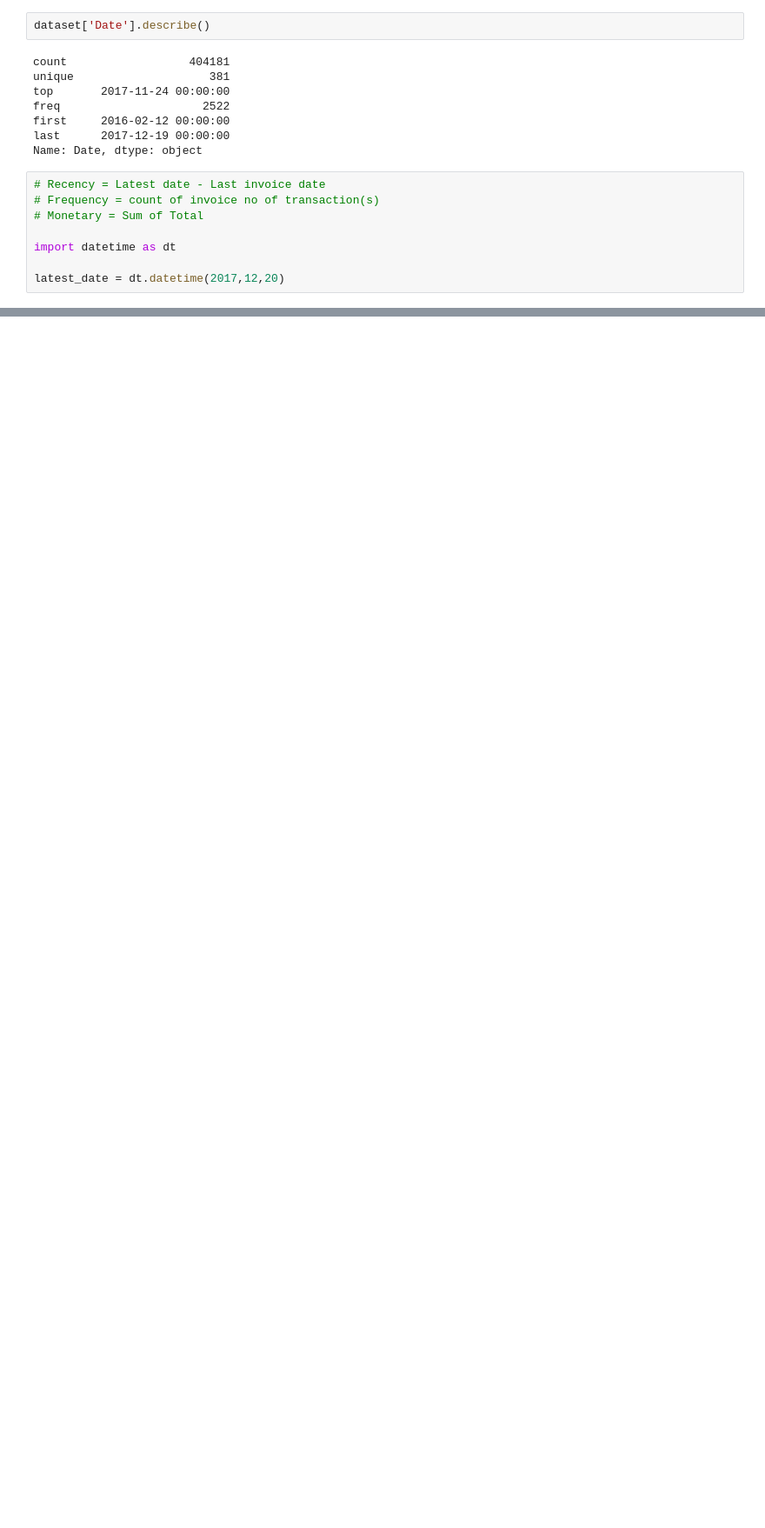
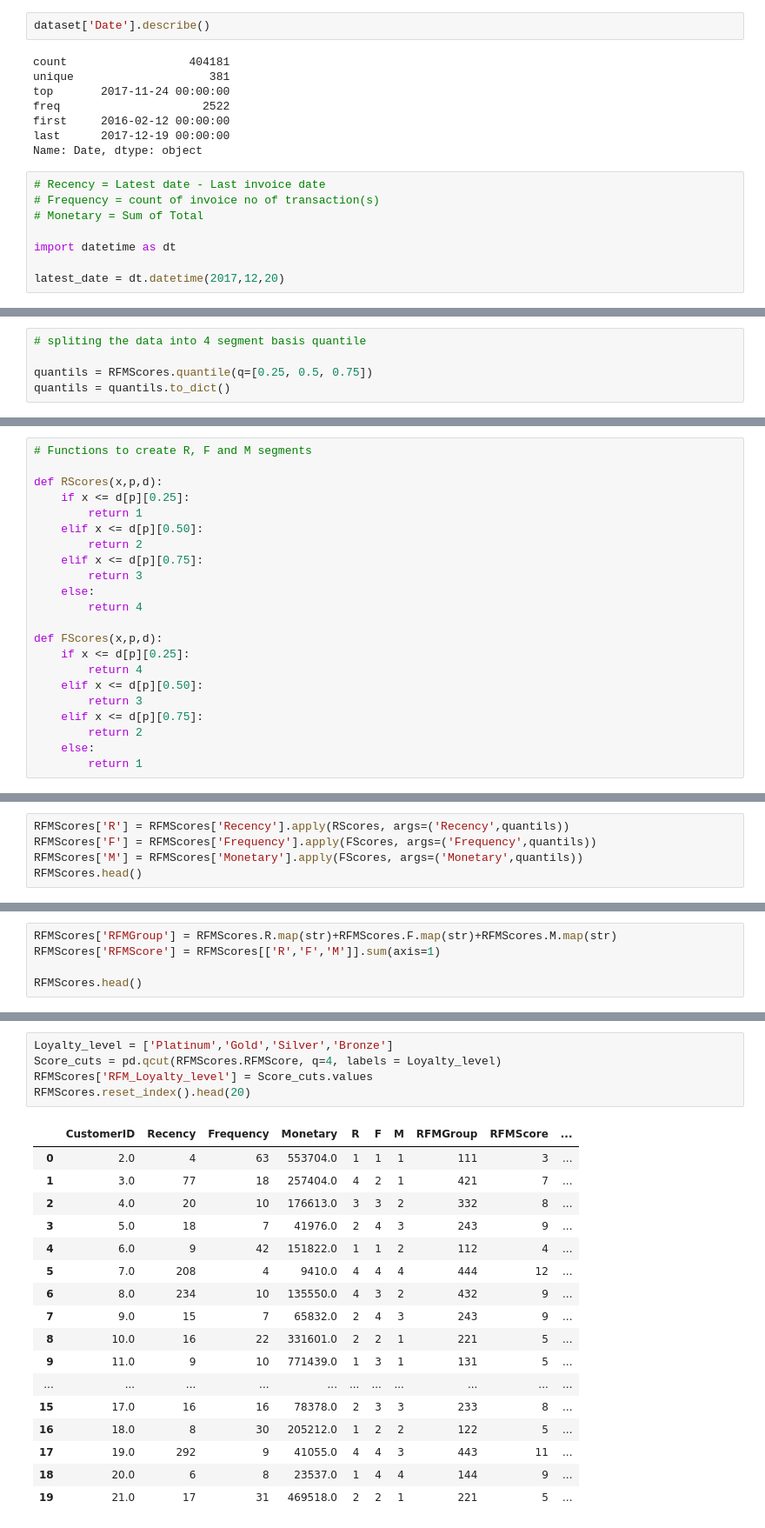
Before and after one commit to kishlay511/Projects, a Jupyter notebook: Ecommerce_Analytics.ipynb, the cells around one changed output, grey strips where cells are left out. Shown at 87% size. Cells and saved outputs as stored; diff of their text form; blank space fills up the shorter version.

```diff
--- a/Ecommerce_Analytics.ipynb
+++ b/Ecommerce_Analytics.ipynb
@@ -258,0 +316,5 @@ RFMScores.reset_index().head(10)
+# %%
+# spliting the data into 4 segment basis quantile
+
+quantils = RFMScores.quantile(q=[0.25, 0.5, 0.75])
+quantils = quantils.to_dict()
@@ -258,0 +327,22 @@ RFMScores.reset_index().head(10)
+# %%
+# Functions to create R, F and M segments
+
+def RScores(x,p,d):
+    if x <= d[p][0.25]:
+        return 1
+    elif x <= d[p][0.50]:
+        return 2
+    elif x <= d[p][0.75]:
+        return 3
+    else:
+        return 4
+
+def FScores(x,p,d):
+    if x <= d[p][0.25]:
+        return 4
+    elif x <= d[p][0.50]:
+        return 3
+    elif x <= d[p][0.75]:
+        return 2
+    else:
+        return 1
@@ -258,0 +353,5 @@ RFMScores.reset_index().head(10)
+# %%
+RFMScores['R'] = RFMScores['Recency'].apply(RScores, args=('Recency',quantils))
+RFMScores['F'] = RFMScores['Frequency'].apply(FScores, args=('Frequency',quantils))
+RFMScores['M'] = RFMScores['Monetary'].apply(FScores, args=('Monetary',quantils))
+RFMScores.head()
@@ -258,0 +387,5 @@ RFMScores.reset_index().head(10)
+# %%
+RFMScores['RFMGroup'] = RFMScores.R.map(str)+RFMScores.F.map(str)+RFMScores.M.map(str)
+RFMScores['RFMScore'] = RFMScores[['R','F','M']].sum(axis=1)
+
+RFMScores.head()
@@ -258,0 +400,23 @@ RFMScores.reset_index().head(10)
+# %%
+Loyalty_level = ['Platinum','Gold','Silver','Bronze']
+Score_cuts = pd.qcut(RFMScores.RFMScore, q=4, labels = Loyalty_level)
+RFMScores['RFM_Loyalty_level'] = Score_cuts.values
+RFMScores.reset_index().head(20)
+# %% [output]
+|  | CustomerID | Recency | Frequency | Monetary | R | F | M | RFMGroup | RFMScore | ... |
+| 0 | 2.0 | 4 | 63 | 553704.0 | 1 | 1 | 1 | 111 | 3 | ... |
+| 1 | 3.0 | 77 | 18 | 257404.0 | 4 | 2 | 1 | 421 | 7 | ... |
+| 2 | 4.0 | 20 | 10 | 176613.0 | 3 | 3 | 2 | 332 | 8 | ... |
+| 3 | 5.0 | 18 | 7 | 41976.0 | 2 | 4 | 3 | 243 | 9 | ... |
+| 4 | 6.0 | 9 | 42 | 151822.0 | 1 | 1 | 2 | 112 | 4 | ... |
+| 5 | 7.0 | 208 | 4 | 9410.0 | 4 | 4 | 4 | 444 | 12 | ... |
+| 6 | 8.0 | 234 | 10 | 135550.0 | 4 | 3 | 2 | 432 | 9 | ... |
+| 7 | 9.0 | 15 | 7 | 65832.0 | 2 | 4 | 3 | 243 | 9 | ... |
+| 8 | 10.0 | 16 | 22 | 331601.0 | 2 | 2 | 1 | 221 | 5 | ... |
+| 9 | 11.0 | 9 | 10 | 771439.0 | 1 | 3 | 1 | 131 | 5 | ... |
+| ... | ... | ... | ... | ... | ... | ... | ... | ... | ... | ... |
+| 15 | 17.0 | 16 | 16 | 78378.0 | 2 | 3 | 3 | 233 | 8 | ... |
+| 16 | 18.0 | 8 | 30 | 205212.0 | 1 | 2 | 2 | 122 | 5 | ... |
+| 17 | 19.0 | 292 | 9 | 41055.0 | 4 | 4 | 3 | 443 | 11 | ... |
+| 18 | 20.0 | 6 | 8 | 23537.0 | 1 | 4 | 4 | 144 | 9 | ... |
+| 19 | 21.0 | 17 | 31 | 469518.0 | 2 | 2 | 1 | 221 | 5 | ... |
```
Also changed, not shown: parts of 31 cells of this notebook.
